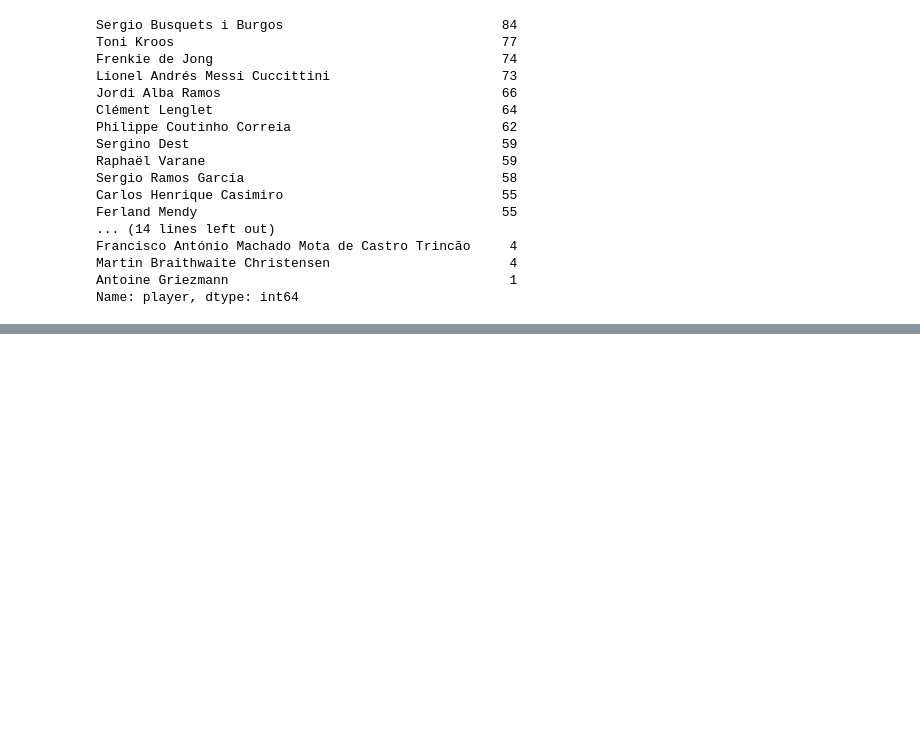
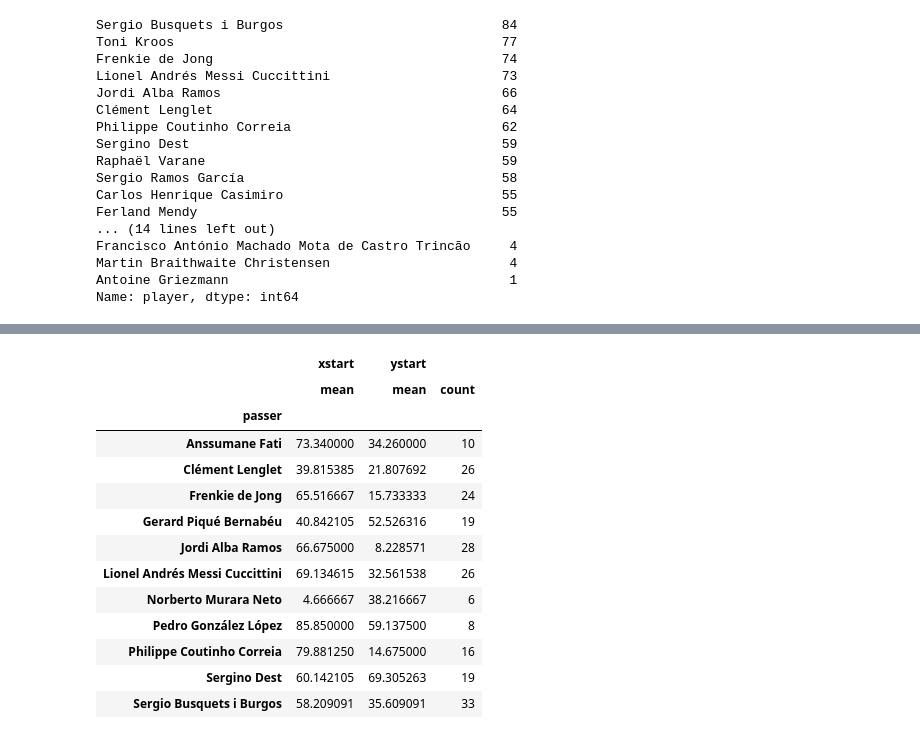
Before and after one commit to gianmarcozironelli/statsbomb_project, a Jupyter notebook: sb_project.ipynb, the cells around one changed output, grey strips where cells are left out. Saved outputs shown, nothing was run; the diff lists cells and outputs as text; code cells hidden in the pictures; blank space fills up the shorter version.

```diff
--- a/sb_project.ipynb
+++ b/sb_project.ipynb
@@ -443,0 +446,9 @@ for ind in pass_df.index:
+# %%
+#creating the df
+barca_pass_df = pass_df[pass_df['team']=='Barcelona']
+# %%
+#considering only completed passes
+barca_pass_df = barca_pass_df[barca_pass_df['pass_outcome']=='Complete']
+#creating two columns for the passer and the recipient (the latter by using .shift)
+barca_pass_df['passer'] = barca_pass_df['player']
+barca_pass_df['recipient'] = barca_pass_df['player'].shift(-1)
@@ -443,0 +475,4 @@ for ind in pass_df.index:
+# %%
+substitution_df = events_df[events_df['type']=='Substitution']
+subs_minute_df = substitution_df['minute']
+first_subs = subs_minute_df.min()
@@ -443,0 +481,2 @@ for ind in pass_df.index:
+# %%
+barca_pass_df = barca_pass_df[barca_pass_df['minute'] < first_subs]
@@ -443,0 +499,21 @@ for ind in pass_df.index:
+# %%
+#grouping the passer
+#avrg value of the x
+#avrg value of the y + count
+average_loc_df = barca_pass_df.groupby('passer').agg({'xstart':['mean'], 'ystart':['mean', 'count']})
+average_loc_df
+# %% [output]
+|  | xstart | ystart |  |
+|  | mean | mean | count |
+| passer |  |  |  |
+| Anssumane Fati | 73.340000 | 34.260000 | 10 |
+| Clément Lenglet | 39.815385 | 21.807692 | 26 |
+| Frenkie de Jong | 65.516667 | 15.733333 | 24 |
+| Gerard Piqué Bernabéu | 40.842105 | 52.526316 | 19 |
+| Jordi Alba Ramos | 66.675000 | 8.228571 | 28 |
+| Lionel Andrés Messi Cuccittini | 69.134615 | 32.561538 | 26 |
+| Norberto Murara Neto | 4.666667 | 38.216667 | 6 |
+| Pedro González López | 85.850000 | 59.137500 | 8 |
+| Philippe Coutinho Correia | 79.881250 | 14.675000 | 16 |
+| Sergino Dest | 60.142105 | 69.305263 | 19 |
+| Sergio Busquets i Burgos | 58.209091 | 35.609091 | 33 |
```
Also changed, not shown: parts of 11 cells of this notebook.
